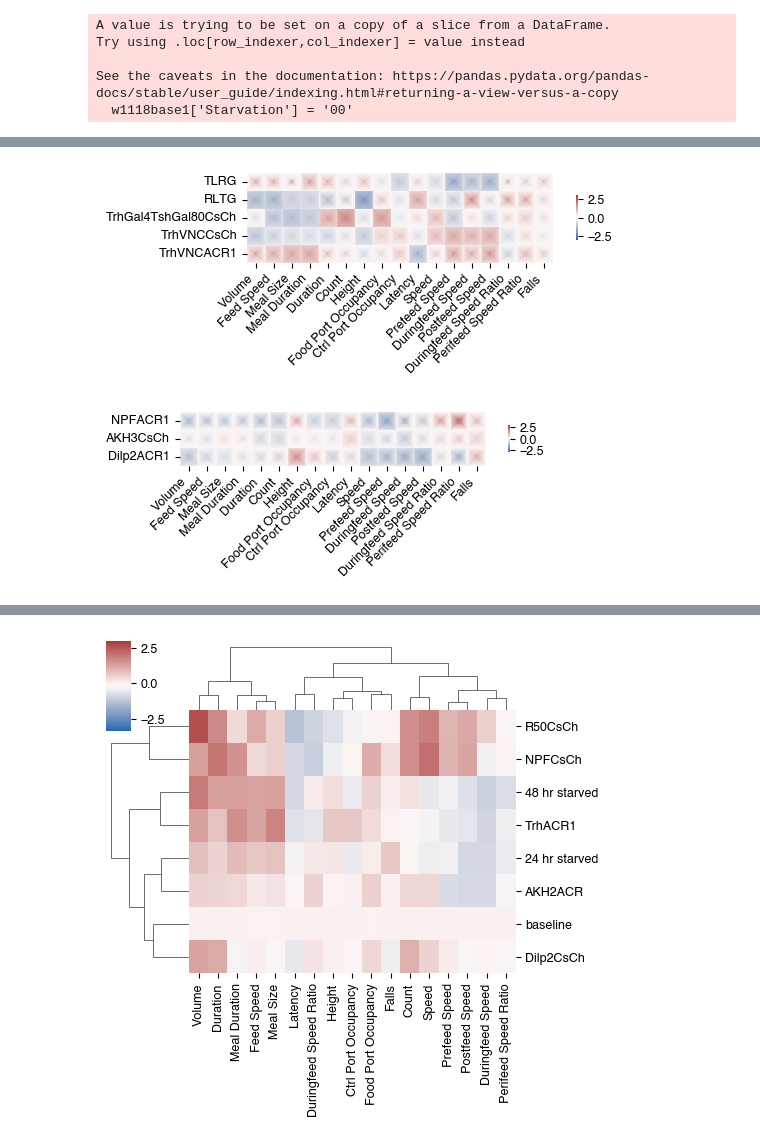
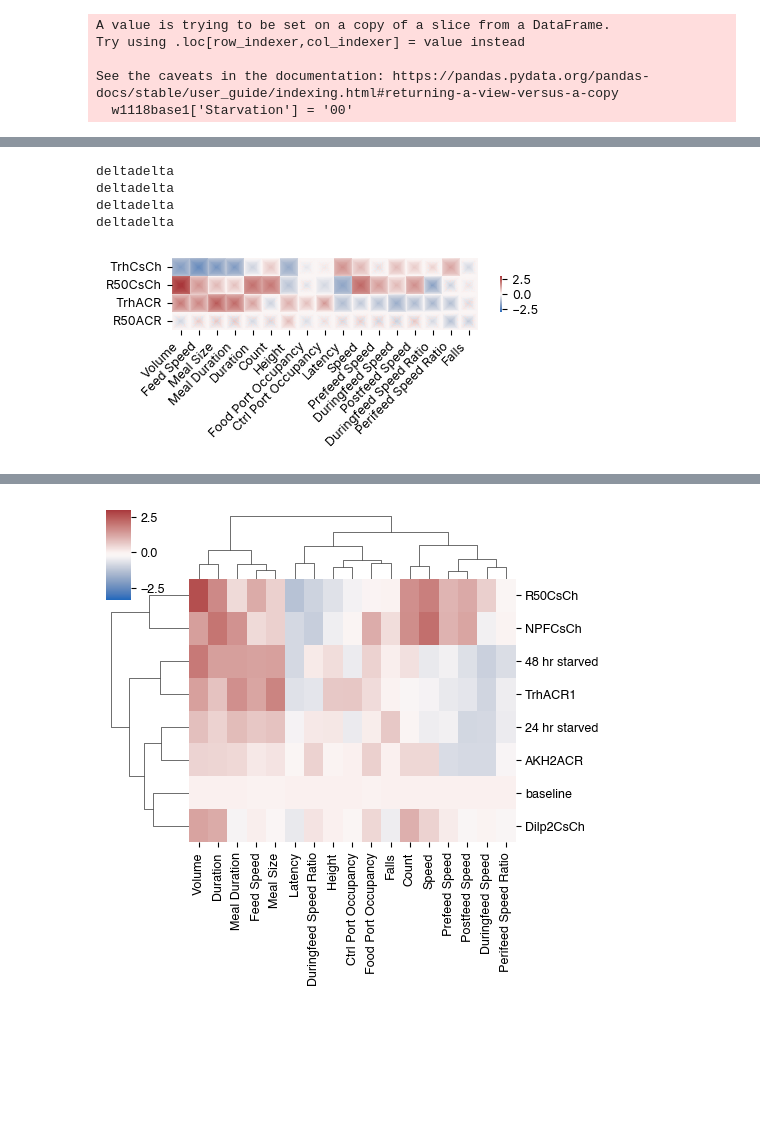
Before and after one commit to sangyu/Holophenotype5HT, a Jupyter notebook: nbs/01_Figures/04_Holophenotype_Dendrogram.ipynb, the cells around one changed output, grey strips where cells are left out. Drawn from its saved outputs; the diff is of its cells as text; code cells hidden in the pictures; blank space fills up the shorter version.

Commit message:
Added automation to holophenotype figure

```diff
--- a/nbs/01_Figures/04_Holophenotype_Dendrogram.ipynb
+++ b/nbs/01_Figures/04_Holophenotype_Dendrogram.ipynb
@@ -108,26 +153,27 @@ array(['2023-03-29_15-44-50', '2023-03-30_14-14-19',
 # %%
-w1118base = w1118.loc[w1118['Starvation'] == '0']
-w1118base1 = w1118.loc[w1118['Starvation'] == '0']
+w1118base = dataDict['w1118'].loc[dataDict['w1118']['Starvation'] == '0']
+w1118base1 = dataDict['w1118'].loc[dataDict['w1118']['Starvation'] == '0']
 w1118base1['Starvation'] = '00'
-w1118base = w1118base.append(w1118base1)
+w1118base = pd.concat([w1118base, w1118base1])
 
 
-contrasts = []
+contrastsW1118 = []
 for i in range(0, len(starvationhrs)):
     if i ==0:
         contrast_vector = [None]*len(vectorselection)
         for j in range(len(vectorselection)):
             contrast_vector[j] = dabest.load(w1118base, x = 'Starvation', y = vectorselection[j], idx = ('0', '00'))
-        contrasts.append(contrast_vector)
+        contrastsW1118.append(contrast_vector)
     else:
         contrast_vector = [None]*len(vectorselection)
         for j in range(len(vectorselection)):
-            contrast_vector[j] = dabest.load(w1118, x = 'Starvation', y = vectorselection[j], idx = ('0', starvationhrs[i]))
-        contrasts.append(contrast_vector)
+            contrast_vector[j] = dabest.load(dataDict['w1118'], x = 'Starvation', y = vectorselection[j], idx = ('0', starvationhrs[i]))
+        contrastsW1118.append(contrast_vector)
         contrast_vector = [None]*len(vectorselection)
         for j in range(len(vectorselection)):
-            contrast_vector[j] = dabest.load(w1118, x = 'Starvation', y = vectorselection[j], idx = ( starvationhrs[i], '0'))
-        contrasts.append(contrast_vector)
+            contrast_vector[j] = dabest.load(dataDict['w1118'], x = 'Starvation', y = vectorselection[j], idx = ( starvationhrs[i], '0'))
+        contrastsW1118.append(contrast_vector)
+indexw1118 = ['baseline', '24 hr starved', '24 hr reversed', '48 hr starved', '48 hr reversed']
 # %% [output]
 A value is trying to be set on a copy of a slice from a DataFrame.
 Try using .loc[row_indexer,col_indexer] = value instead
@@ -239,53 +287,51 @@ indexMeta1 = ['NPFCsCh', 'AKH2ACR', 'Dilp2CsCh']
 # %%
 # spw1118, aw1118, mean_deltaw1118 = spiral_heatmap(contrasts, 21, indexw1118,
 #                            vectorselection, reverse_neg=False,
 #                            abs_rank = True, chop_tail = 2.5, delta_type = ['delta','delta','delta','delta','delta',])
 # spw1118.savefig(figurepath+ 'spw1118_21.png', dpi = 300)
 # spw1118.savefig(figurepath+ 'spw1118_21.svg')
+contrastsTrans, indexTrans, deltaTypeTrans = collectContrasts(fullMetaData, 'Group', 'main5HT', vectorselection)
+spTrans, aTrans, mean_deltaTrans = spiral_heatmap(contrastsTrans, 21, indexTrans,
+                         vectorselection, reverse_neg = False, abs_rank = True, chop_tail = 2.5, delta_type = deltaTypeTrans)
+plt.gcf().subplots_adjust(left = 0.1, bottom=0.7)
+aTrans.set_yticklabels(indexTrans, rotation = 0, ha = 'right')
+spTrans.savefig('spTrans_21.png', dpi = 300)
+spTrans.savefig('spTrans_21.svg')
 
-# spTrans, aTrans, mean_deltaTrans = spiral_heatmap(contrastsTrans, 21, indexTrans,
-#                          vectorselection, reverse_neg = False, abs_rank = True, chop_tail = 2.5, delta_type = ['deltadelta', 'deltadelta', 'deltadelta', 'deltadelta' ])
-# plt.gcf().subplots_adjust(left = 0.1, bottom=0.7)
-# aTrans.set_yticklabels(indexTrans, rotation = 0, ha = 'right')
-# spTrans.savefig('spTrans_21.png', dpi = 300)
-# spTrans.savefig('spTrans_21.svg')
+
 
 # # spTrh, aTrh, mean_deltaTrh = spiral_heatmap(contrastsTrh, 21, indexTrh,
 # #                          vectorselection, reverse_neg = False, abs_rank = True, chop_tail = 2.5, delta_type = ['deltadelta', 'deltadelta'])
 # # plt.gcf().subplots_adjust(left = 0.1, bottom=0.7)
 # # aTrh.set_yticklabels(indexTrh, rotation = 0, ha = 'right')
 # # spTrh.savefig('spTrh_21.png', dpi = 300)
 # # spTrh.savefig('spTrh_21.svg')
 
 # spSplits, aSplits, mean_deltaSplits = spiral_heatmap(contrastsSplits, 21, indexSplits,
 #                          vectorselection, reverse_neg = False, abs_rank = True, chop_tail = 0, delta_type = ['delta','delta', 'delta'])
 # plt.gcf().subplots_adjust(left = 0.1, bottom=0.7)
 # aSplits.set_yticklabels(indexSplits, rotation = 0, ha = 'right')
 # # aSplits.set_yticklabels(['(R50 - Trh)CsCh', '(Trh - R50)CsCh','BrainTrhCsCh',  'VNCTrhCsCh', 'SXVNC1CsCh'], rotation = 0, ha = 'right')
 # spSplits.savefig(figurepath+ 'spSplits_21.png', dpi = 800)
 # spSplits.savefig(figurepath+ 'spSplits_21.svg')
 
 
-spIntersect, aIntersect, mean_deltaIntersect = spiral_heatmap(contrastsIntersect, 21, indexIntersect,
-                         vectorselection, reverse_neg = False, abs_rank = True, chop_tail = 0, delta_type = ['delta','delta','delta','delta','delta'])
-plt.gcf().subplots_adjust(left = 0.1, bottom=0.7)
-aIntersect.set_yticklabels(indexIntersect, rotation = 0, ha = 'right')
-spIntersect.savefig(figurepath+ 'spIntersect_21.png', dpi = 800)
-spIntersect.savefig(figurepath+ 'spIntersect_21.svg')
+# spIntersect, aIntersect, mean_deltaIntersect = spiral_heatmap(contrastsIntersect, 21, indexIntersect,
+#                          vectorselection, reverse_neg = False, abs_rank = True, chop_tail = 0, delta_type = ['delta','delta','delta','delta','delta'])
+# plt.gcf().subplots_adjust(left = 0.1, bottom=0.7)
+# aIntersect.set_yticklabels(indexIntersect, rotation = 0, ha = 'right')
+# spIntersect.savefig(figurepath+ 'spIntersect_21.png', dpi = 800)
+# spIntersect.savefig(figurepath+ 'spIntersect_21.svg')
 
 
-# spMeta1, aMeta1, mean_deltaMeta1 = spiral_heatmap(contrastsMeta1, 21, indexMeta1,
-#                          vectorselection, reverse_neg = False, abs_rank = True, chop_tail = 2.5, delta_type = ['deltadelta', 'deltadelta', 'deltadelta'])
+# spMeta, aMeta, mean_deltaMeta = spiral_heatmap(contrastsMeta, 21, indexMeta,
+#                          vectorselection, reverse_neg = False, abs_rank = True, chop_tail = 2.5, delta_type = ['deltadelta', 'deltadelta', 'deltadelta', 'deltadelta', 'deltadelta', 'deltadelta'])
 # plt.gcf().subplots_adjust(left = 0.1, bottom=0.7)
-# spMeta1.savefig(figurepath+'spMeta1_21.png', dpi = 300)
-# spMeta1.savefig(figurepath+'spMeta1_21.svg')
-
-
-spMeta2, aMeta2, mean_deltaMeta2 = spiral_heatmap(contrastsMeta2, 21, indexMeta2,
-                         vectorselection, reverse_neg = False, abs_rank = True, chop_tail = 2.5, delta_type = [ 'delta', 'delta', 'delta'])
-plt.gcf().subplots_adjust(left = 0.1, bottom=0.7)
-spMeta2.savefig(figurepath+'spMeta2_21.png', dpi = 300)
-spMeta2.savefig(figurepath+'spMeta2_21.svg')
+# spMeta.savefig(figurepath+'spMeta_21.png', dpi = 300)
+# spMeta.savefig(figurepath+'spMeta_21.svg')
 # %% [output]
+deltadelta
+deltadelta
+deltadelta
+deltadelta
-[figure, old version]
+[figure, new version]
-[figure, removed]
```
Also changed, not shown: parts of 27 cells of this notebook, 18 other files.
